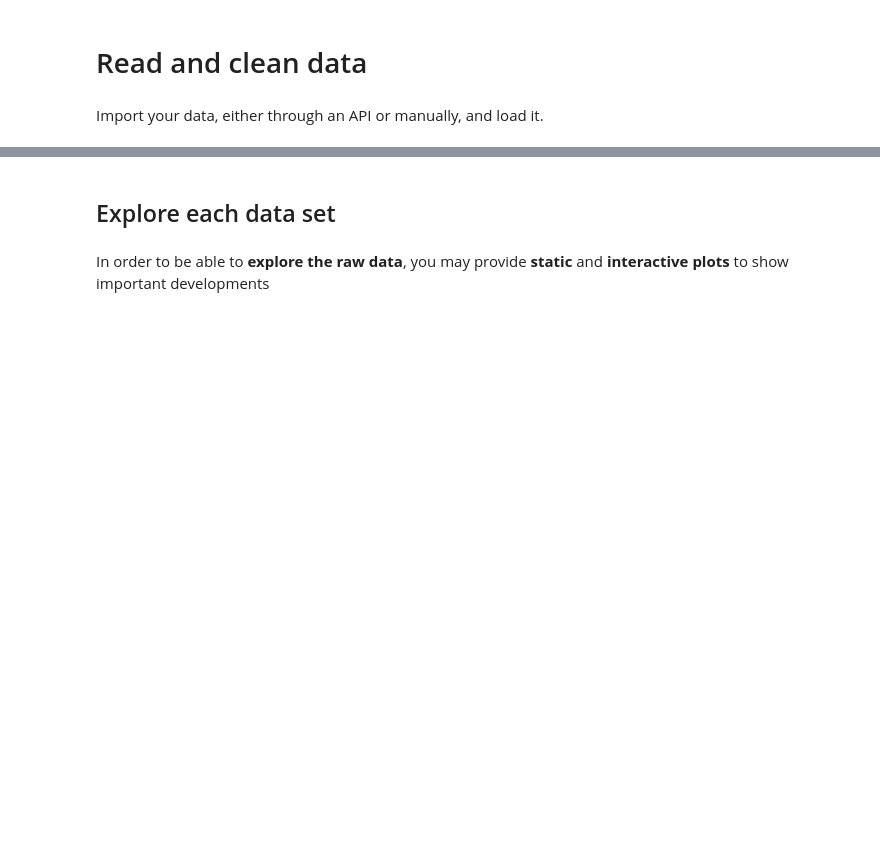
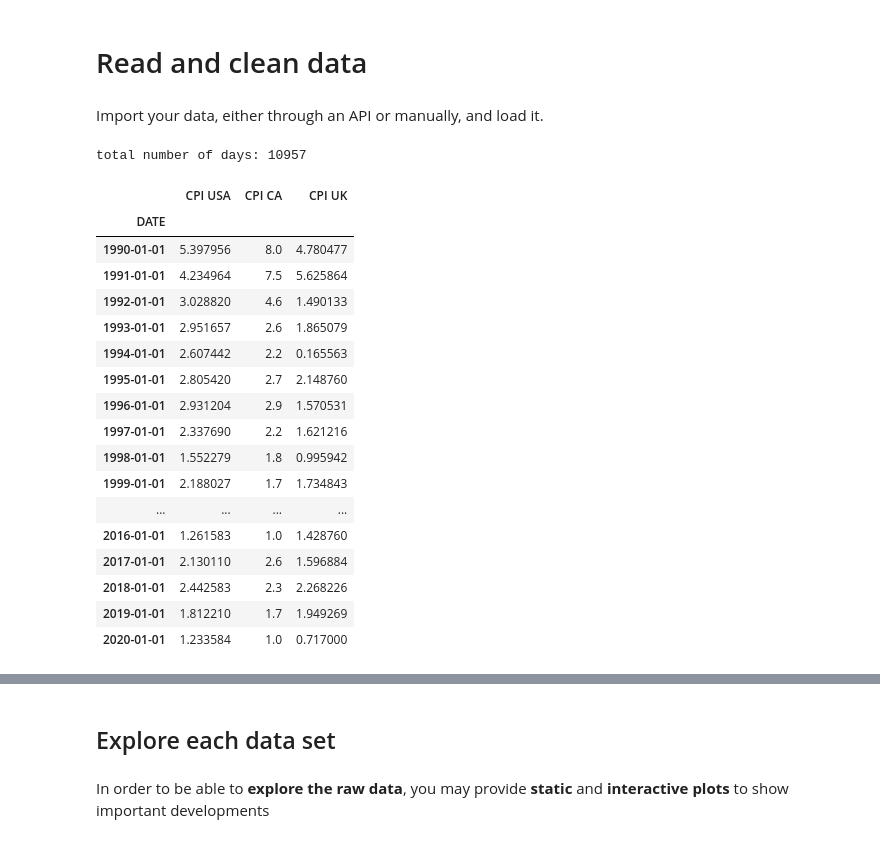
Before and after one commit to NumEconCopenhagen/projects-2024-kbh-herning, a Jupyter notebook: dataproject/dataproject.ipynb, the cells around one changed output, grey strips where cells are left out. Saved outputs shown, nothing was run; the diff lists cells and outputs as text; code cells hidden in the pictures; blank space fills up the shorter version.

```diff
--- a/dataproject/dataproject.ipynb
+++ b/dataproject/dataproject.ipynb
@@ -26,0 +60,33 @@ Import your data, either through an API or manually, and load it.
+# %%
+# Need first to encode dates in a python friendly to specify the length of the desired time period.
+# Use the datetime module - it is the general way to handle dates in python.
+start = datetime.datetime(1990,1,1)
+end = datetime.datetime(2020,1,1)
+timespan = end - start # We can investigate the precise time span by just subtracting to time variables.
+print('total number of days:', timespan.days) # The timespan object has a days attribute.
+# %% [output]
+total number of days: 10957
+# %%
+# Call the FRED api using pandas_datareader
+inflation = pandas_datareader.data.DataReader([CPI_USA, CPI_UK, CPI_CAN], 'fred', start, end)
+inflation = inflation.rename(columns = {'CPALTT01USA659N':'CPI USA','CPALTT01GBA659N':'CPI CA','CPALTT01CAA657N':'CPI UK'})
+inflation.head(31)
+# %% [output]
+|  | CPI USA | CPI CA | CPI UK |
+| DATE |  |  |  |
+| 1990-01-01 | 5.397956 | 8.0 | 4.780477 |
+| 1991-01-01 | 4.234964 | 7.5 | 5.625864 |
+| 1992-01-01 | 3.028820 | 4.6 | 1.490133 |
+| 1993-01-01 | 2.951657 | 2.6 | 1.865079 |
+| 1994-01-01 | 2.607442 | 2.2 | 0.165563 |
+| 1995-01-01 | 2.805420 | 2.7 | 2.148760 |
+| 1996-01-01 | 2.931204 | 2.9 | 1.570531 |
+| 1997-01-01 | 2.337690 | 2.2 | 1.621216 |
+| 1998-01-01 | 1.552279 | 1.8 | 0.995942 |
+| 1999-01-01 | 2.188027 | 1.7 | 1.734843 |
+| ... | ... | ... | ... |
+| 2016-01-01 | 1.261583 | 1.0 | 1.428760 |
+| 2017-01-01 | 2.130110 | 2.6 | 1.596884 |
+| 2018-01-01 | 2.442583 | 2.3 | 2.268226 |
+| 2019-01-01 | 1.812210 | 1.7 | 1.949269 |
+| 2020-01-01 | 1.233584 | 1.0 | 0.717000 |
```
Also changed, not shown: parts of 7 cells of this notebook.
